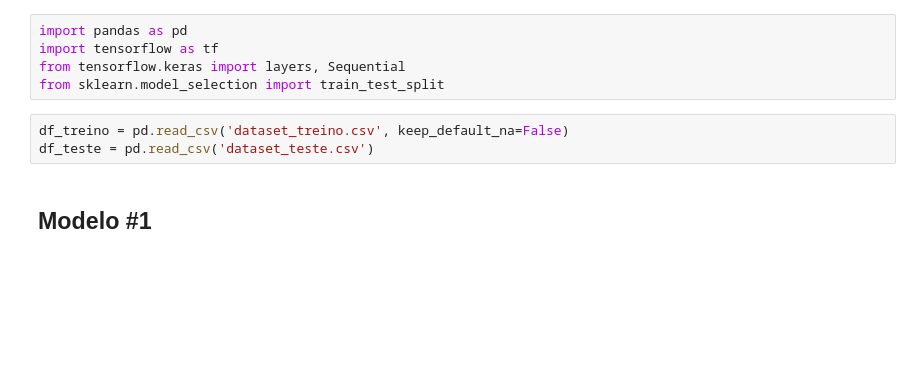
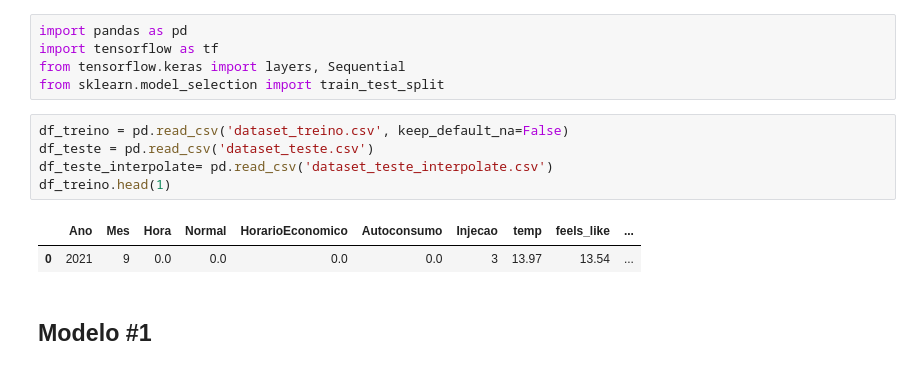
Before and after one commit to JoseRuiSilva/Sistemas_grupo3, a Jupyter notebook: modeling_best.ipynb, the cells around one changed output. Drawn from its saved outputs; the diff is of its cells as text; blank space fills up the shorter version.

```diff
--- a/modeling_best.ipynb
+++ b/modeling_best.ipynb
@@ -6,6 +6,11 @@ from sklearn.model_selection import train_test_split
 # %%
 df_treino = pd.read_csv('dataset_treino.csv', keep_default_na=False)
 df_teste = pd.read_csv('dataset_teste.csv')
+df_teste_interpolate= pd.read_csv('dataset_teste_interpolate.csv')
+df_treino.head(1)
+# %% [output]
+|  | Ano | Mes | Hora | Normal | HorarioEconomico | Autoconsumo | Injecao | temp | feels_like | ... |
+| 0 | 2021 | 9 | 0.0 | 0.0 | 0.0 | 0.0 | 3 | 13.97 | 13.54 | ... |
 # %% [markdown]
 ## Modelo #1
 # %%
```
Also changed, not shown: parts of 3 cells of this notebook, 7 other files.
